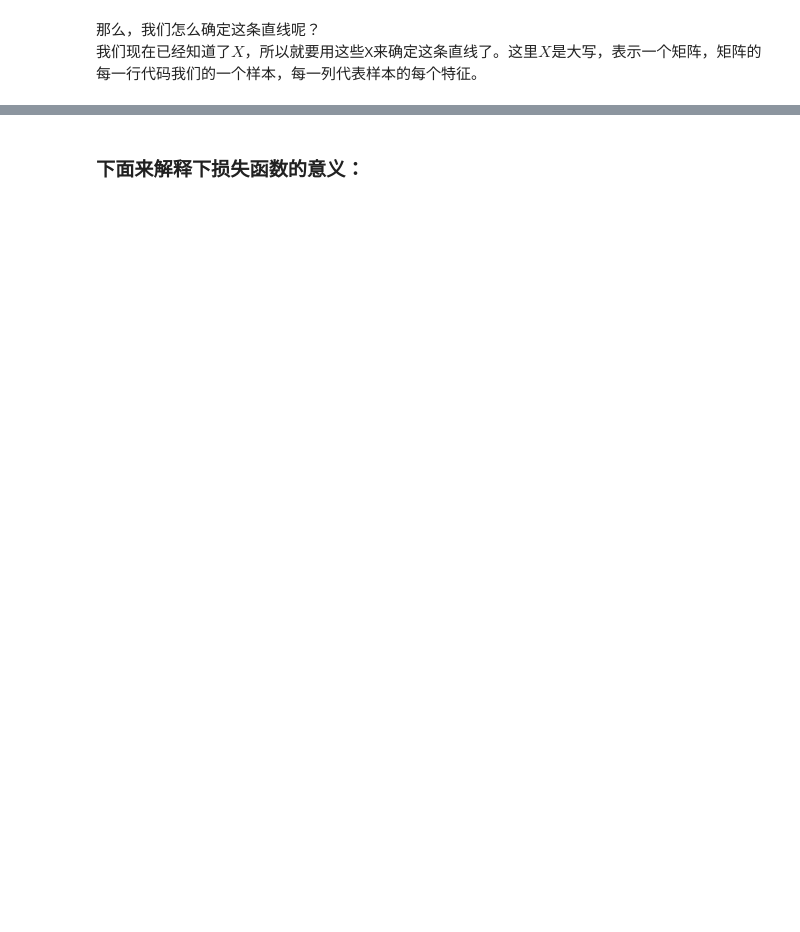
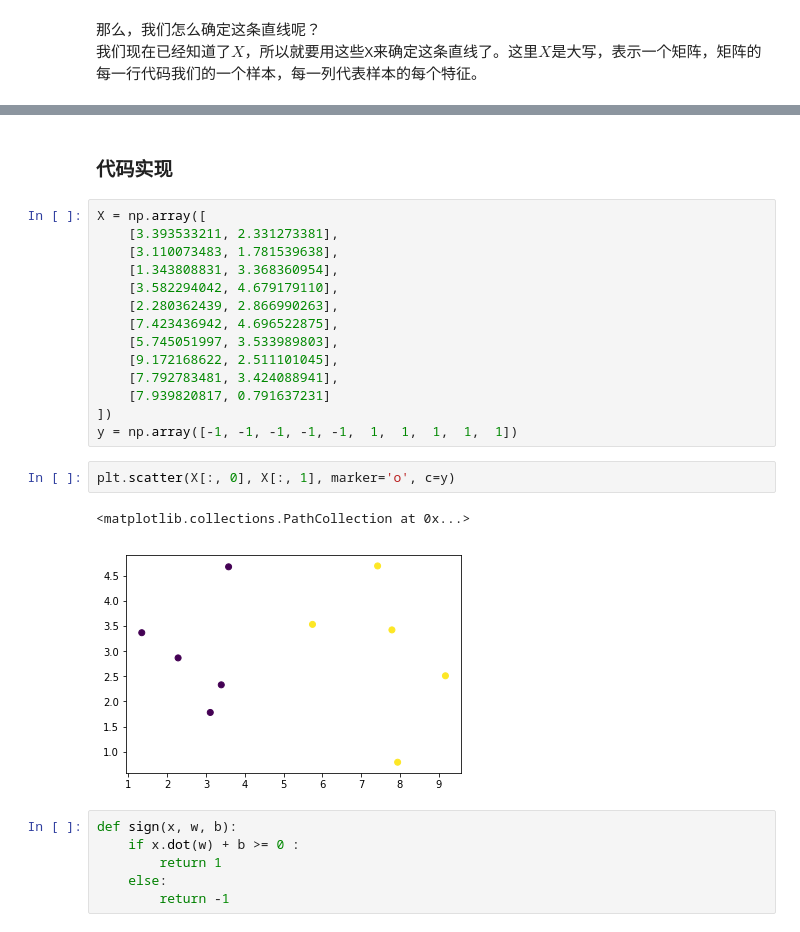
Before and after one commit to ANGDL/statistical-learning-method, a Jupyter notebook: 1. 感知机/perceptron.ipynb, the cells around one changed output, grey strips where cells are left out. Drawn from its saved outputs; the diff is of its cells as text; blank space fills up the shorter version.

```diff
--- a/1. 感知机/perceptron.ipynb
+++ b/1. 感知机/perceptron.ipynb
@@ -76,2 +157,27 @@ $$
 # %% [markdown]
-### 下面来解释下损失函数的意义：
+### 代码实现
+# %%
+X = np.array([
+    [3.393533211, 2.331273381],
+    [3.110073483, 1.781539638],
+    [1.343808831, 3.368360954],
+    [3.582294042, 4.679179110],
+    [2.280362439, 2.866990263],
+    [7.423436942, 4.696522875],
+    [5.745051997, 3.533989803],
+    [9.172168622, 2.511101045],
+    [7.792783481, 3.424088941],
+    [7.939820817, 0.791637231]
+])
+y = np.array([-1, -1, -1, -1, -1,  1,  1,  1,  1,  1])
+# %%
+plt.scatter(X[:, 0], X[:, 1], marker='o', c=y)
+# %% [output]
+<matplotlib.collections.PathCollection at 0x...>
+[figure, added]
+# %%
+def sign(x, w, b):
+    if x.dot(w) + b >= 0 :
+        return 1
+    else:
+        return -1
```
Also changed, not shown: parts of 29 cells of this notebook, 1 other file.
